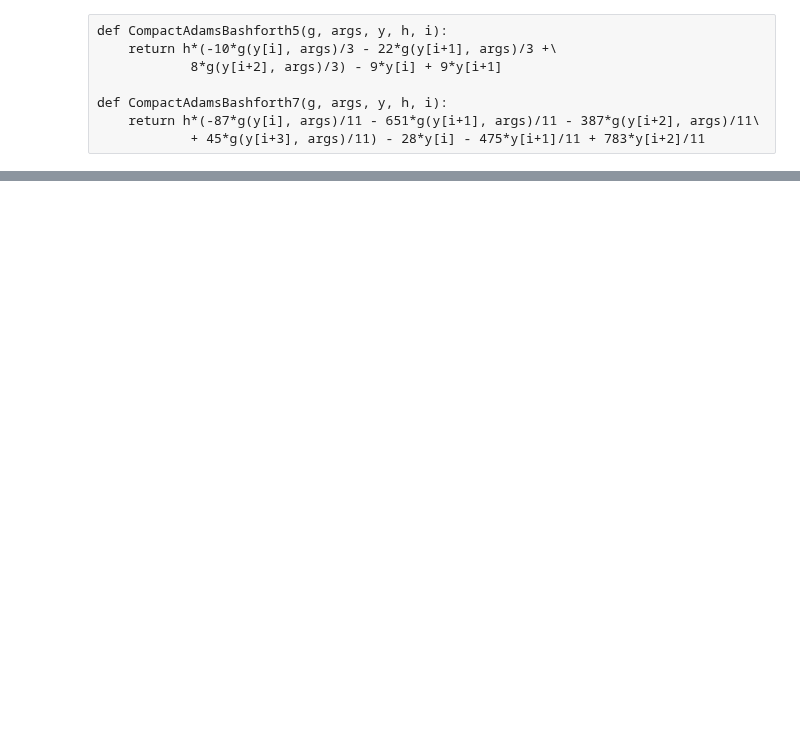
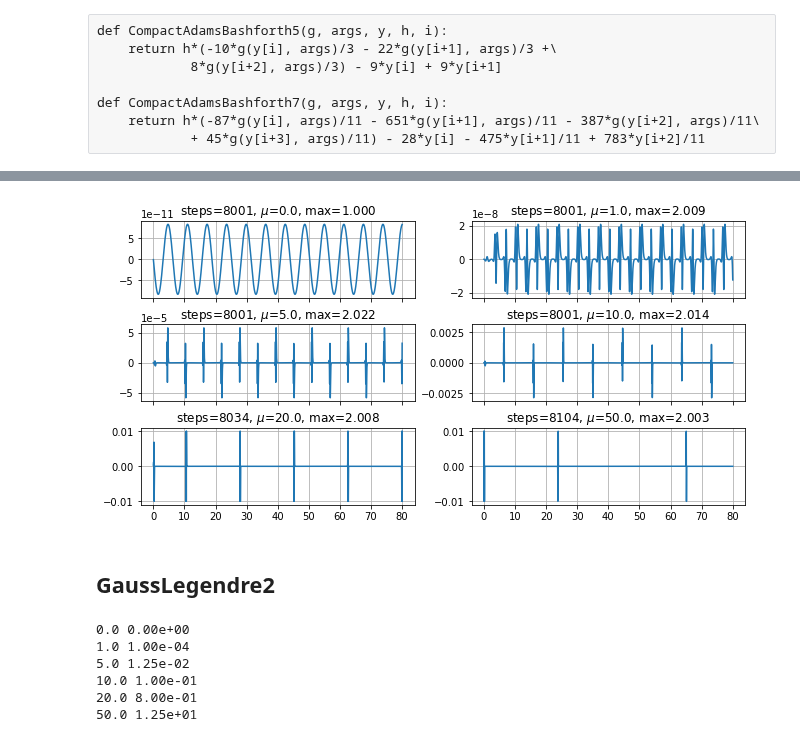
Before and after one commit to blinkovua/sharing-blinkov, a Jupyter notebook: FDA_ODE/VanderPolODE.ipynb, the cells around one changed output, grey strips where cells are left out. Drawn from its saved outputs; the diff is of its cells as text; code cells hidden in the pictures; blank space fills up the shorter version.

```diff
--- a/FDA_ODE/VanderPolODE.ipynb
+++ b/FDA_ODE/VanderPolODE.ipynb
@@ -340,0 +117,17 @@ close()
+# %%
+rows = len(res)//2
+fig, axes = subplots(figsize=(9, rows*1.5), nrows = rows, ncols = 2,\
+        layout='constrained', sharex=True, sharey=False)
+for k in range(rows):
+    for j in range(2):
+        mu, r = res[2*k+j]
+        axes[k, j].set_title(r"steps=%d, $\mu$=%.1f, max=%.3f" %
+                (len(r), mu, max(abs(s[1]) for s in r)))
+        axes[k, j].plot([s[0] for s in r[1:]], [s[3]**p*s[-1] for s in r[1:]])
+        axes[k, j].grid()
+show() if isShow else savefig('figVanderPolRK43.pdf')
+close()
+# %% [output]
+[figure, added]
+# %% [markdown]
+## GaussLegendre2
@@ -340,0 +141,19 @@ close()
+# %%
+x = arange(0., xk, h, dtype=float64)
+res = []
+for mu in mus:
+    y = empty((len(x), 2), dtype=float64)
+    y[0] = 0., 1.
+    for i in range(1, len(x)):
+        y[i] = GaussLegendre2(f, [mu], y[i-1], h)
+        if abs(y[i][0]) >= 5.:
+            break
+    res.append((mu, i, y))
+    print(mu, "%.2e" % (h**p*mu**(p+1)))
+# %% [output]
+0.0 0.00e+00
+1.0 1.00e-04
+5.0 1.25e-02
+10.0 1.00e-01
+20.0 8.00e-01
+50.0 1.25e+01
```
Also changed, not shown: parts of 59 cells of this notebook, 3 other files.
